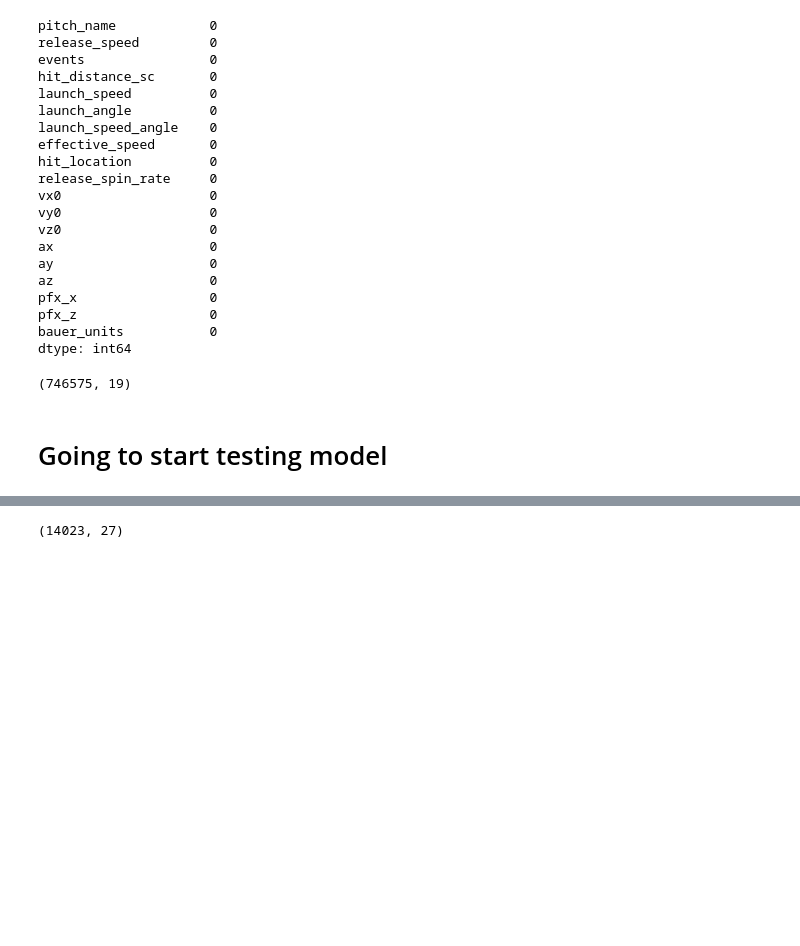
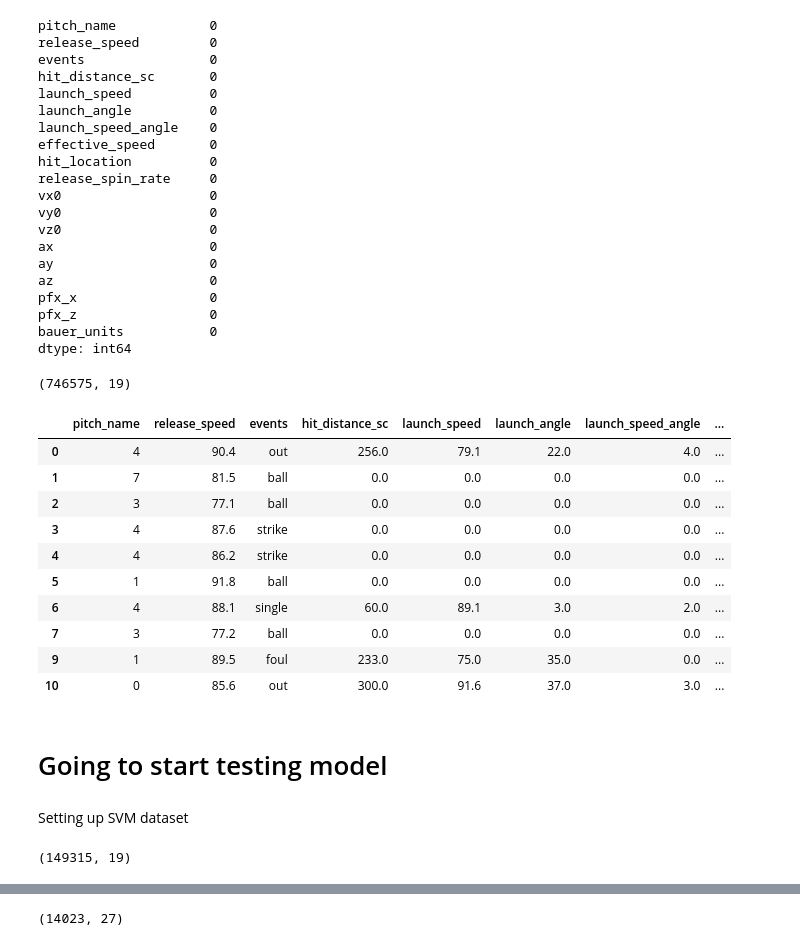
Before and after one commit to nradich/Pitch_Effective, a Jupyter notebook: Predict_outcome.ipynb, the cells around one changed output, grey strips where cells are left out. Saved outputs shown, nothing was run; the diff lists cells and outputs as text; code cells hidden in the pictures; blank space fills up the shorter version.

```diff
--- a/Predict_outcome.ipynb
+++ b/Predict_outcome.ipynb
@@ -119 +124,15 @@ data = pd.concat([data,pd.get_dummies(data['pitch_name'], prefix='pitch')],axis=
+# %%
+data.head(10)
+# %% [output]
+|  | pitch_name | release_speed | events | hit_distance_sc | launch_speed | launch_angle | launch_speed_angle | ... |
+| 0 | 4 | 90.4 | out | 256.0 | 79.1 | 22.0 | 4.0 | ... |
+| 1 | 7 | 81.5 | ball | 0.0 | 0.0 | 0.0 | 0.0 | ... |
+| 2 | 3 | 77.1 | ball | 0.0 | 0.0 | 0.0 | 0.0 | ... |
+| 3 | 4 | 87.6 | strike | 0.0 | 0.0 | 0.0 | 0.0 | ... |
+| 4 | 4 | 86.2 | strike | 0.0 | 0.0 | 0.0 | 0.0 | ... |
+| 5 | 1 | 91.8 | ball | 0.0 | 0.0 | 0.0 | 0.0 | ... |
+| 6 | 4 | 88.1 | single | 60.0 | 89.1 | 3.0 | 2.0 | ... |
+| 7 | 3 | 77.2 | ball | 0.0 | 0.0 | 0.0 | 0.0 | ... |
+| 9 | 1 | 89.5 | foul | 233.0 | 75.0 | 35.0 | 0.0 | ... |
+| 10 | 0 | 85.6 | out | 300.0 | 91.6 | 37.0 | 3.0 | ... |
 # %%
@@ -121,2 +140,4 @@ data.drop(columns=['pitch_name'], inplace = True)
 # %% [markdown]
 # Going to start testing model
+# %% [markdown]
+Setting up SVM dataset
@@ -122,0 +146,5 @@ data.drop(columns=['pitch_name'], inplace = True)
+# %%
+#150,000 rows
+svm_data.shape
+# %% [output]
+(149315, 19)
```
Also changed, not shown: parts of 45 cells of this notebook.
